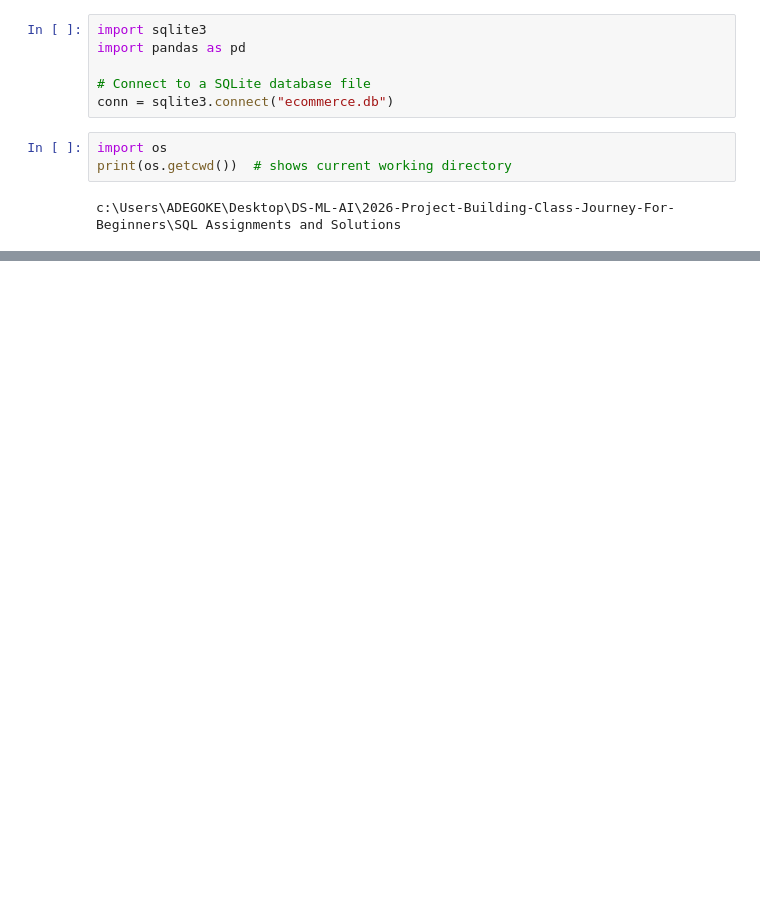
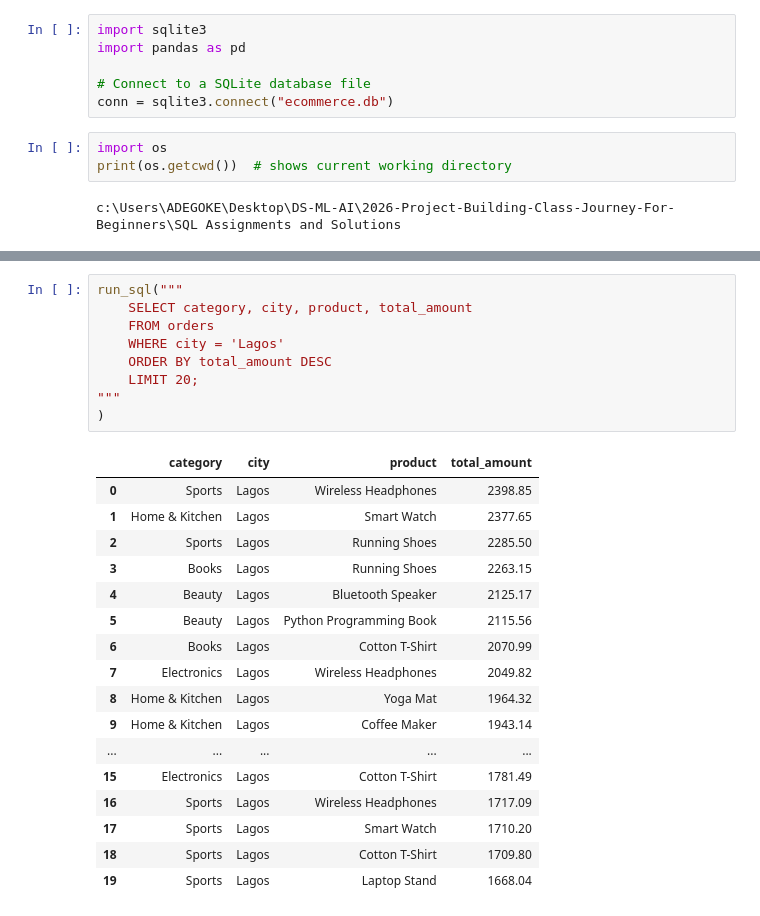
Before and after one commit to Thomasayanfeoluwa/2026-Python-Training-Class---Tutorial-For-Beginners, a Jupyter notebook: SQL Assignments and Solutions/sqlite3.ipynb, the cells around one changed output, grey strips where cells are left out. Cells and saved outputs as stored; diff of their text form; blank space fills up the shorter version.

```diff
--- a/SQL Assignments and Solutions/sqlite3.ipynb
+++ b/SQL Assignments and Solutions/sqlite3.ipynb
@@ -23,0 +118,27 @@ print(df.columns.tolist()) # This is to see all columns
+# %%
+run_sql("""
+    SELECT category, city, product, total_amount
+    FROM orders
+    WHERE city = 'Lagos'
+    ORDER BY total_amount DESC
+    LIMIT 20;
+"""
+)
+# %% [output]
+|  | category | city | product | total_amount |
+| 0 | Sports | Lagos | Wireless Headphones | 2398.85 |
+| 1 | Home & Kitchen | Lagos | Smart Watch | 2377.65 |
+| 2 | Sports | Lagos | Running Shoes | 2285.50 |
+| 3 | Books | Lagos | Running Shoes | 2263.15 |
+| 4 | Beauty | Lagos | Bluetooth Speaker | 2125.17 |
+| 5 | Beauty | Lagos | Python Programming Book | 2115.56 |
+| 6 | Books | Lagos | Cotton T-Shirt | 2070.99 |
+| 7 | Electronics | Lagos | Wireless Headphones | 2049.82 |
+| 8 | Home & Kitchen | Lagos | Yoga Mat | 1964.32 |
+| 9 | Home & Kitchen | Lagos | Coffee Maker | 1943.14 |
+| ... | ... | ... | ... | ... |
+| 15 | Electronics | Lagos | Cotton T-Shirt | 1781.49 |
+| 16 | Sports | Lagos | Wireless Headphones | 1717.09 |
+| 17 | Sports | Lagos | Smart Watch | 1710.20 |
+| 18 | Sports | Lagos | Cotton T-Shirt | 1709.80 |
+| 19 | Sports | Lagos | Laptop Stand | 1668.04 |
```
Also changed, not shown: parts of 12 cells of this notebook, 2 other files.
